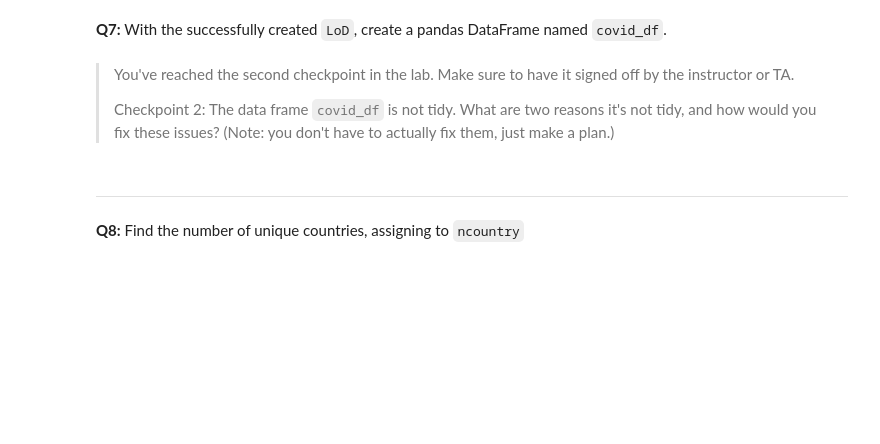
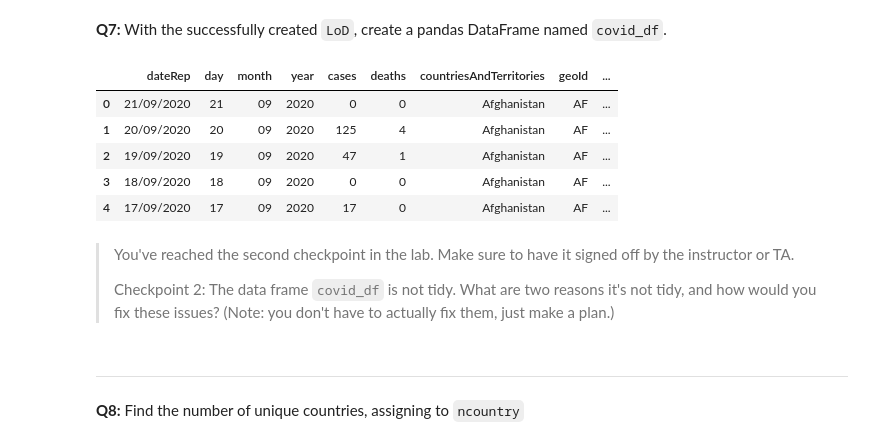
Before and after one commit to Banguyen13/cs181-s23-student, a Jupyter notebook: sw_lab/lab_07/json_programming.ipynb, the cells around one changed output. Cells and saved outputs as stored; diff of their text form; code cells hidden in the pictures; blank space fills up the shorter version.

```diff
--- a/sw_lab/lab_07/json_programming.ipynb
+++ b/sw_lab/lab_07/json_programming.ipynb
@@ -158,11 +212,17 @@ assert isinstance(LoD[0], dict)
 # %% [markdown]
 **Q7:** With the successfully created `LoD`, create a pandas DataFrame named `covid_df`.
 # %%
-# YOUR CODE HERE
-raise NotImplementedError()
+covid_df=pd.DataFrame(LoD)
 
 # Display a subset of the data frame
 covid_df.head()
+# %% [output]
+|  | dateRep | day | month | year | cases | deaths | countriesAndTerritories | geoId | ... |
+| 0 | 21/09/2020 | 21 | 09 | 2020 | 0 | 0 | Afghanistan | AF | ... |
+| 1 | 20/09/2020 | 20 | 09 | 2020 | 125 | 4 | Afghanistan | AF | ... |
+| 2 | 19/09/2020 | 19 | 09 | 2020 | 47 | 1 | Afghanistan | AF | ... |
+| 3 | 18/09/2020 | 18 | 09 | 2020 | 0 | 0 | Afghanistan | AF | ... |
+| 4 | 17/09/2020 | 17 | 09 | 2020 | 17 | 0 | Afghanistan | AF | ... |
 # %%
 # Testing cell
 assert covid_df.shape == (44136, 12)
```
Also changed, not shown: parts of 17 cells of this notebook.
